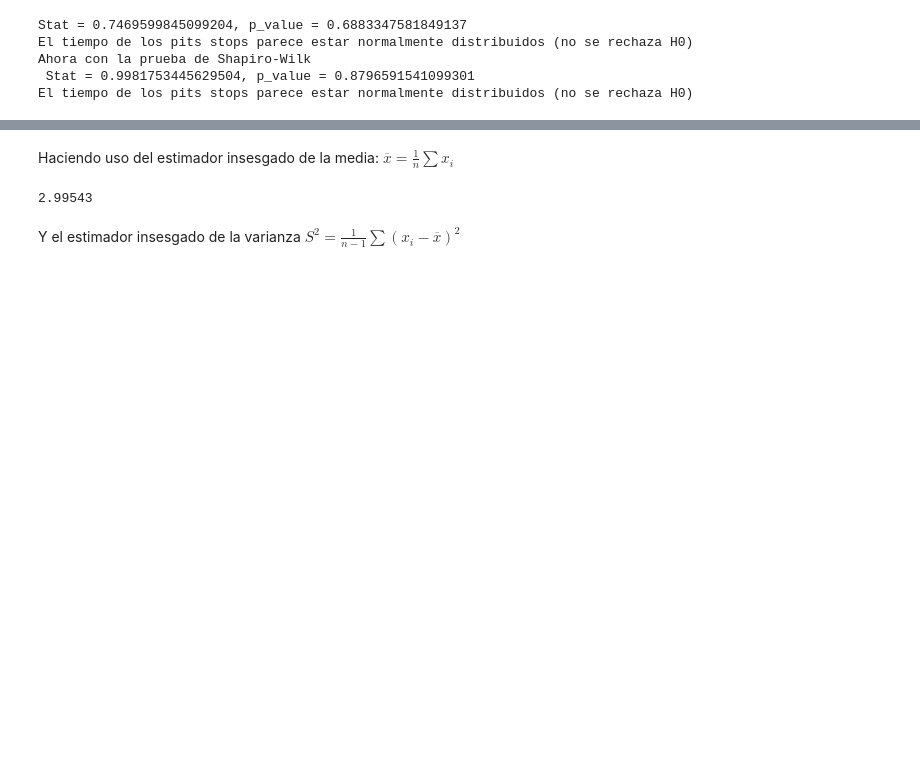
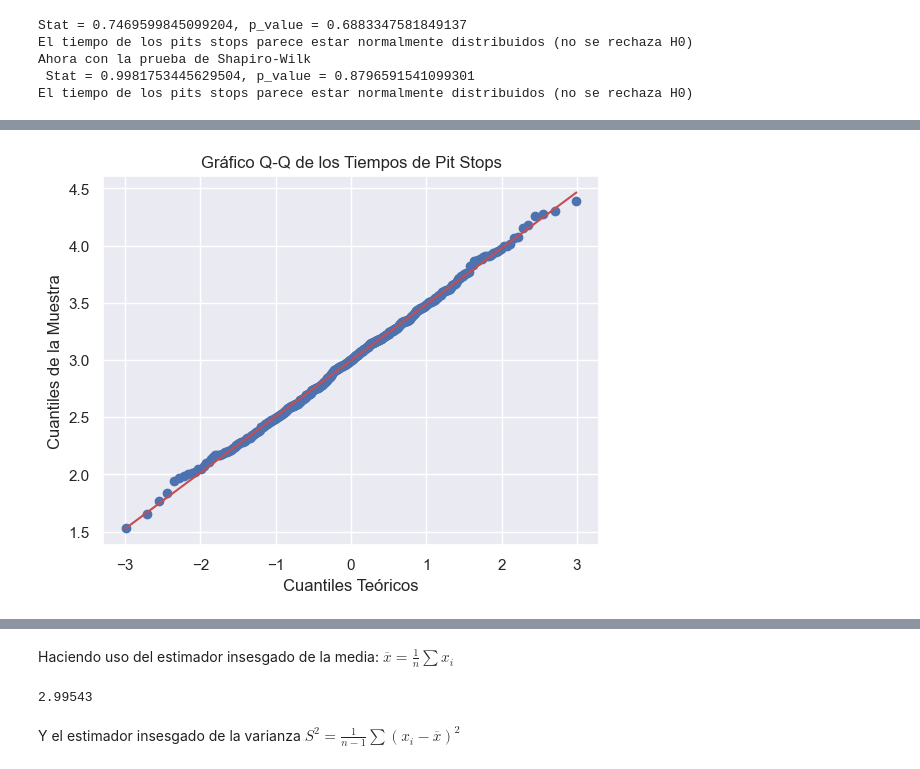
Before and after one commit to JabelResendiz/F1StatsLab, a Jupyter notebook: formula1/f1.ipynb, the cells around one changed output, grey strips where cells are left out. Cells and saved outputs as stored; diff of their text form; code cells hidden in the pictures; blank space fills up the shorter version.

```diff
--- a/formula1/f1.ipynb
+++ b/formula1/f1.ipynb
@@ -238,0 +241,10 @@ No hay problema para suponer entonces que el tiempo que un auto de carrera perma
+# %%
+# Genera el gráfico Q-Q
+st.probplot(f1["PitStopTime"], dist="norm", plot=plt)
+plt.title('Gráfico Q-Q de los Tiempos de Pit Stops')
+plt.xlabel('Cuantiles Teóricos')
+plt.ylabel('Cuantiles de la Muestra')
+plt.grid(True)
+plt.show()
+# %% [output]
+[figure, added]
```
Also changed, not shown: parts of 4 cells of this notebook, 1 other file.
